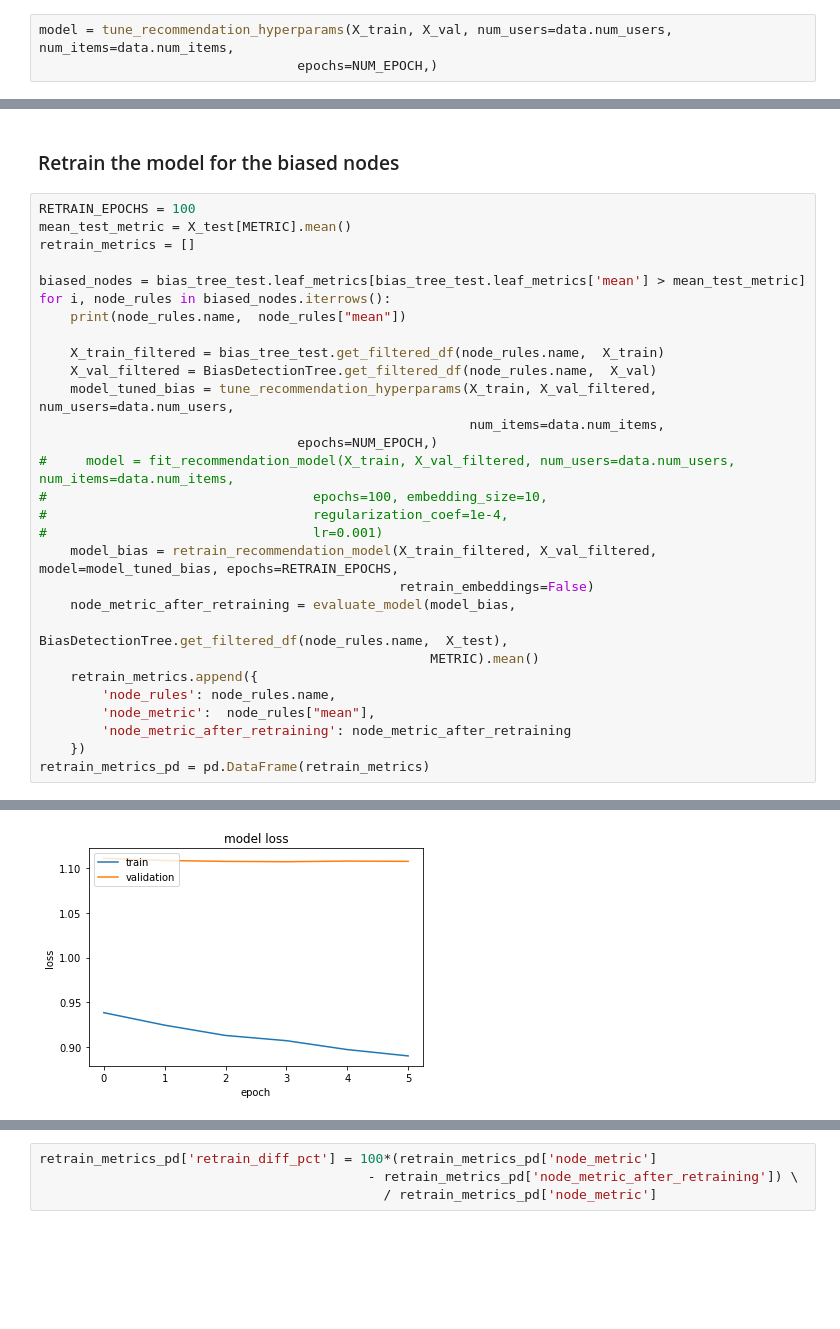
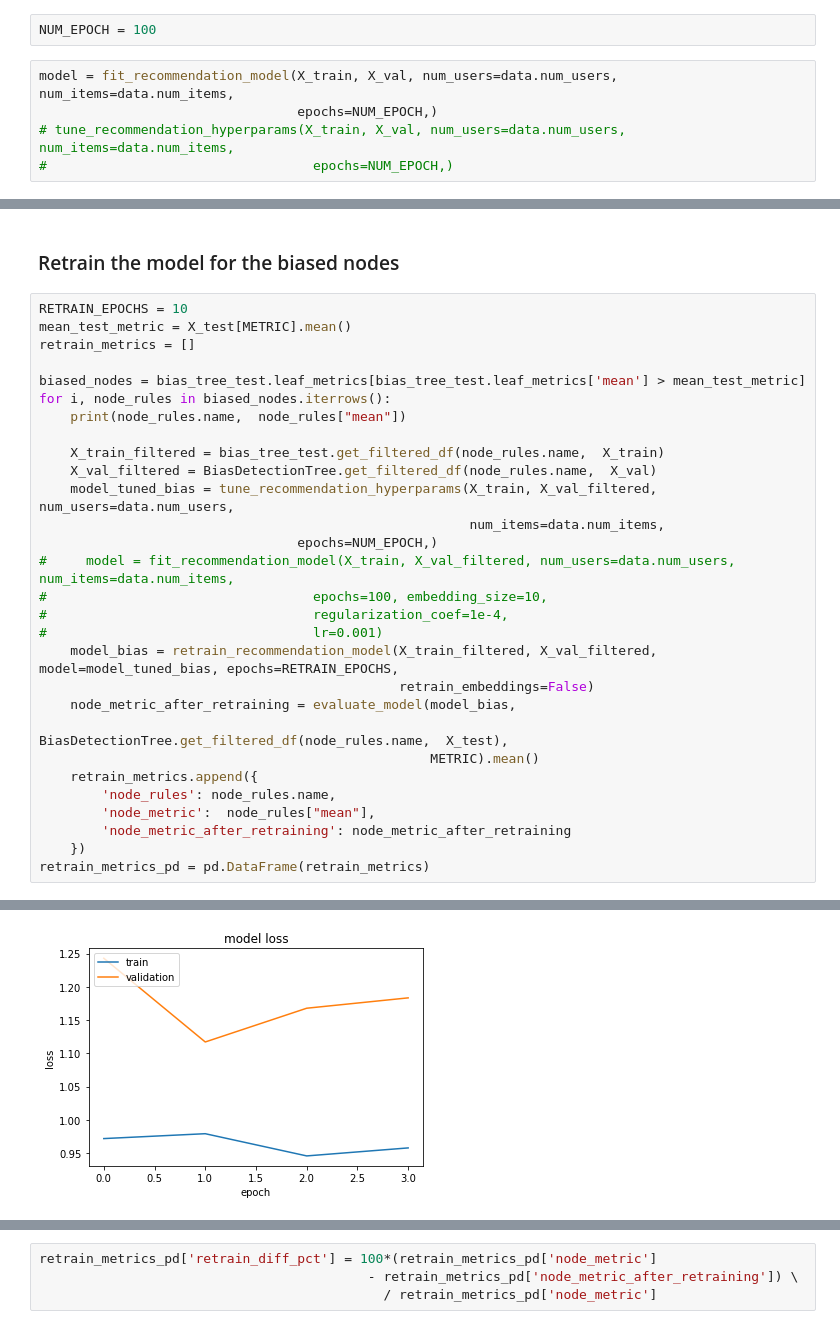
Before and after one commit to JoannaMisztalRadecka/recommendation-bias-detection, a Jupyter notebook: Model re-training for bias reduction.ipynb, the cells around one changed output, grey strips where cells are left out. Saved outputs shown, nothing was run; the diff lists cells and outputs as text; blank space fills up the shorter version.

```diff
--- a/Model re-training for bias reduction.ipynb
+++ b/Model re-training for bias reduction.ipynb
@@ -19,4 +14,8 @@ LEARNING_RATE = 1e-3
+# %%
+NUM_EPOCH = 100
 # %%
-model = tune_recommendation_hyperparams(X_train, X_val, num_users=data.num_users, num_items=data.num_items,
+model = fit_recommendation_model(X_train, X_val, num_users=data.num_users, num_items=data.num_items,
                                  epochs=NUM_EPOCH,)
+# tune_recommendation_hyperparams(X_train, X_val, num_users=data.num_users, num_items=data.num_items,
+#                                  epochs=NUM_EPOCH,)
 # %% [output]
@@ -54,7 +116,7 @@ print(bias_tree_test.max_metric_node, round(bias_tree_test.max_metric_value, 3))
 # %% [markdown]
 ### Retrain the model for the biased nodes
 # %%
-RETRAIN_EPOCHS = 100
+RETRAIN_EPOCHS = 10
 mean_test_metric = X_test[METRIC].mean()
 retrain_metrics = []
 
@@ -119 +183 @@ Epoch 6/100
-[figure, old version]
+[figure, new version]
```
Also changed, not shown: parts of 10 cells of this notebook, 1 other file.
